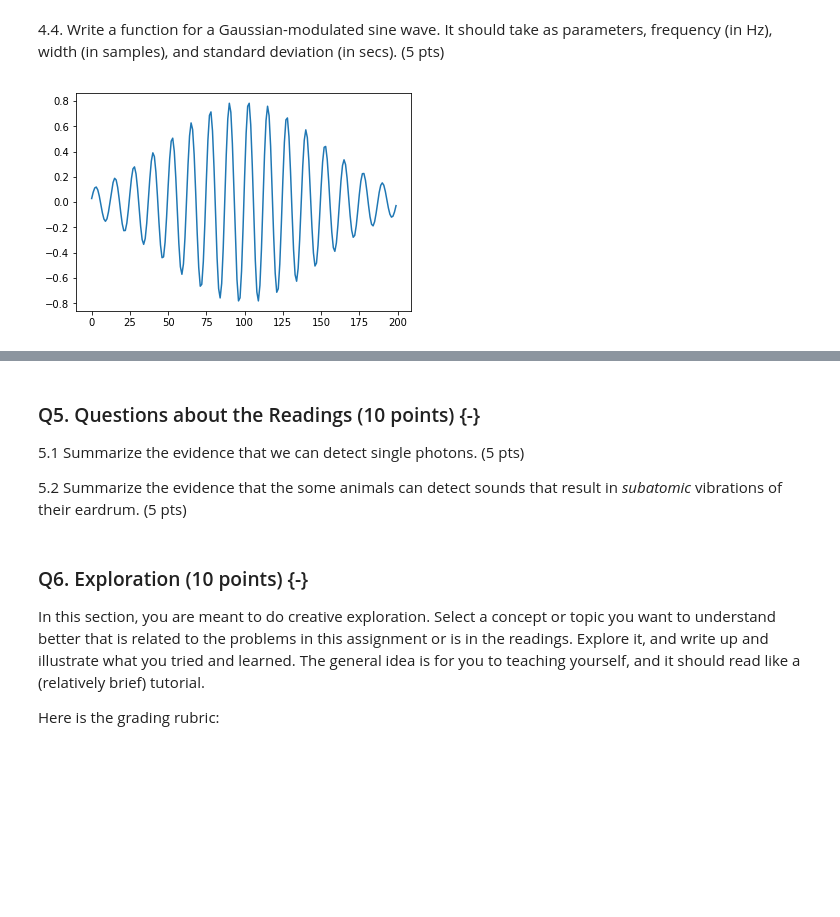
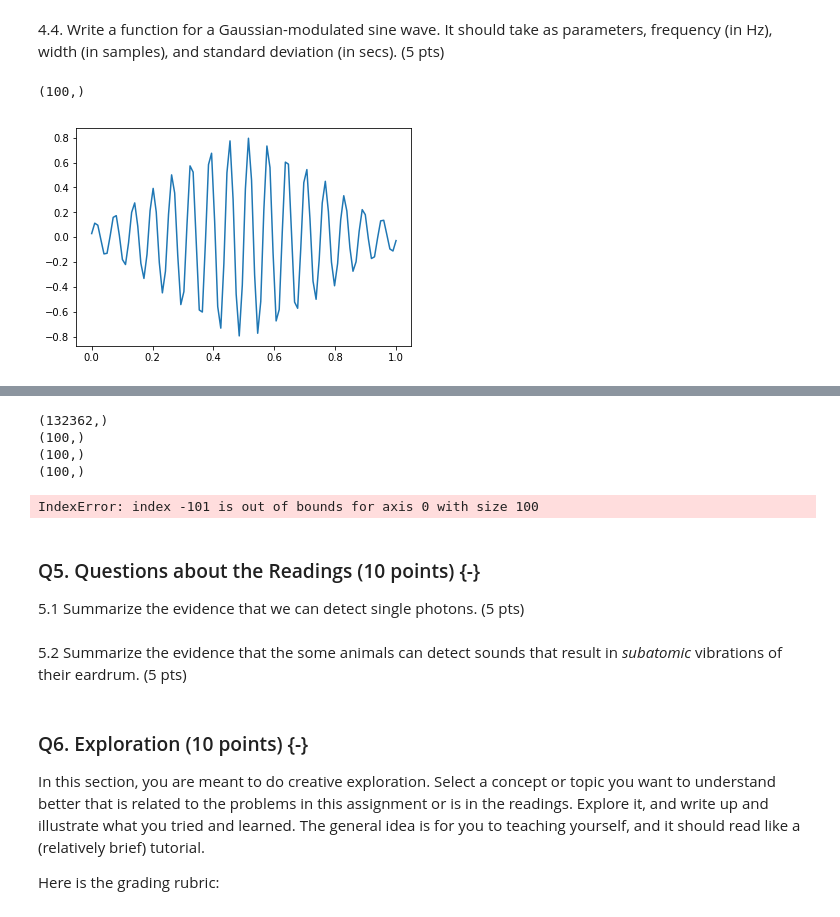
Before and after one commit to brennanmcfarland/computational-perception-class, a Jupyter notebook: CP-A1-bfm21.ipynb, the cells around one changed output, grey strips where cells are left out. Drawn from its saved outputs; the diff is of its cells as text; code cells hidden in the pictures; blank space fills up the shorter version.

```diff
--- a/CP-A1-bfm21.ipynb
+++ b/CP-A1-bfm21.ipynb
@@ -228,19 +250,31 @@ def gaussian_modulated_sine(frequency, width, stddev): # TODO: make sure units a
     return gaussian * sine
 # %%
-plt.plot(gaussian_modulated_sine(100, 200, .5))
+plt.plot(np.linspace(0, 1, 100), gaussian_modulated_sine(100, 100, .5))
 plt.show()
 # %% [output]
+(100,)
-[figure, old version]
+[figure, new version]
 # %% [markdown]
 4.5 Use your above function to make a "matched" filter for the first note.  Convolve this filter with bach.wav and illustrate the extent to which this simplistic scheme is able to detect occurences of the note $E_5$ in the audio.  For reference, the music, with the $E_5$ notes circled in red is below.  The audio goes a little beyond what is show, but the note doesn't occur there. (5 pts)
 
 ![bach.wav music](bach-music.png)
+# %%
+signal = audionorm(dataBach)
+print(signal.shape)
+print(gaussian_modulated_sine(100, 100, .5).shape)
+discretely_convolve(signal, gaussian_modulated_sine(100, 100, .5))
+# %% [output]
+(132362,)
+(100,)
+(100,)
+(100,)
+IndexError: index -101 is out of bounds for axis 0 with size 100
 # %% [markdown]
 ### Q5. Questions about the Readings (10 points) {-}
 
 5.1 Summarize the evidence that we can detect single photons. (5 pts)
-
-5.2 Summarize the evidence that the some animals can detect sounds that result in *subatomic* vibrations of their eardrum. (5 pts)
+# %% [markdown]
+5.2 Summarize the evidence that the some animals can detect sounds that result in *subatomic* vibrations of their eardrum. (5 pts)
 # %% [markdown]
 ### Q6. Exploration (10 points) {-}
 
```
Also changed, not shown: parts of 10 cells of this notebook.
